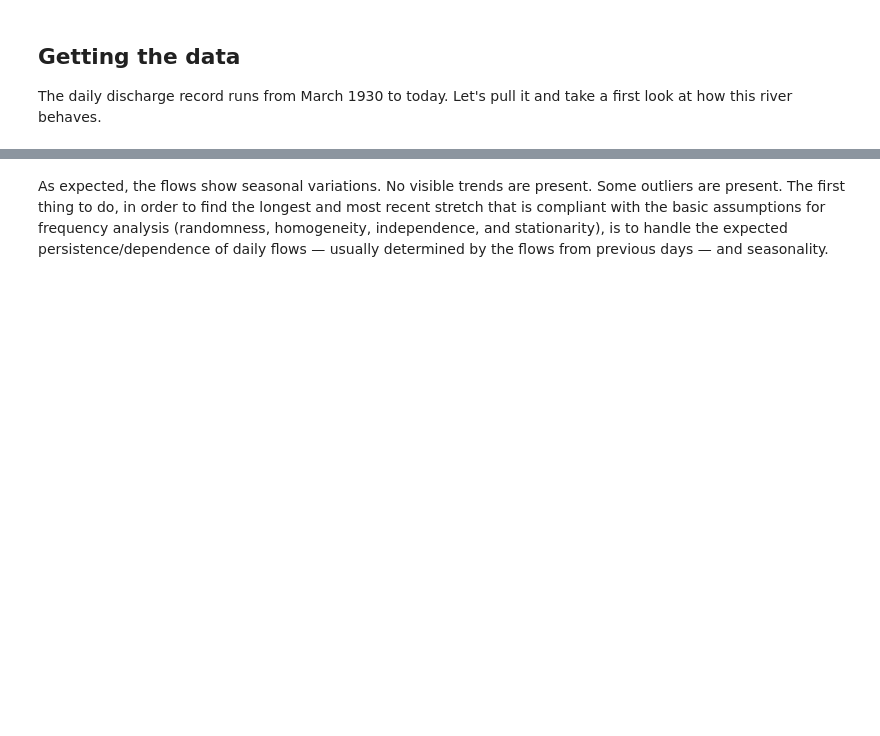
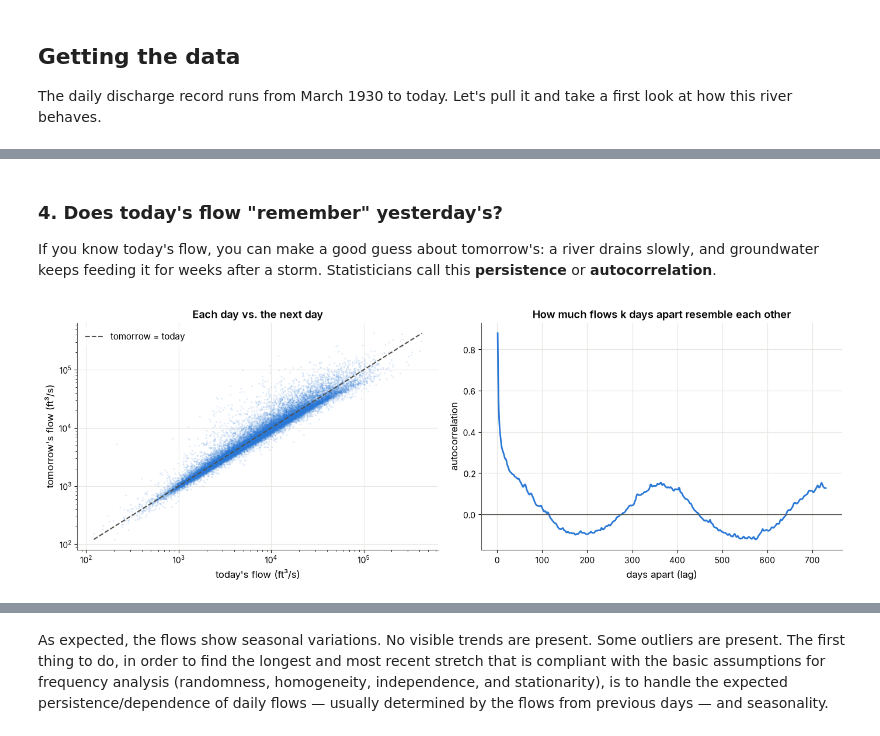
Before and after one commit to MCoelho222/time-series, a Jupyter notebook: example_notebooks/usgs.ipynb, the cells around one changed output, grey strips where cells are left out. Saved outputs shown, nothing was run; the diff lists cells and outputs as text; code cells hidden in the pictures; blank space fills up the shorter version.

```diff
--- a/example_notebooks/usgs.ipynb
+++ b/example_notebooks/usgs.ipynb
@@ -71,0 +252,33 @@ memory usage: 551.6 KB
+# %% [markdown]
+### 4. Does today's flow "remember" yesterday's?
+
+If you know today's flow, you can make a good guess about tomorrow's: a river drains slowly, and groundwater keeps feeding it for weeks after a storm. Statisticians call this **persistence** or **autocorrelation**.
+# %%
+fig, axes = plt.subplots(1, 2, figsize=(14, 5))
+
+# Left: each dot is one day, plotted against the next day
+axes[0].scatter(flow.iloc[:-1], flow.iloc[1:], s=4, color=BLUE, alpha=0.15, edgecolors='none')
+lims = [flow[flow > 0].min(), flow.max()]
+axes[0].plot(lims, lims, color=MUTED, linestyle='--', linewidth=1.5, label='tomorrow = today')
+axes[0].set_xscale('log')
+axes[0].set_yscale('log')
+axes[0].set_xlabel("today's flow (ft³/s)")
+axes[0].set_ylabel("tomorrow's flow (ft³/s)")
+axes[0].set_title('Each day vs. the next day')
+axes[0].legend()
+
+# Right: how similar the series is to itself shifted by k days
+lags = np.arange(1, 731)
+acf = [flow.autocorr(k) for k in lags]
+axes[1].plot(lags, acf, color=BLUE, linewidth=2)
+axes[1].axhline(0, color=MUTED, linewidth=1)
+axes[1].set_xlabel('days apart (lag)')
+axes[1].set_ylabel('autocorrelation')
+axes[1].set_title('How much flows k days apart resemble each other')
+
+for ax in axes:
+    tidy(ax)
+plt.tight_layout()
+plt.show()
+# %% [output]
+[figure, added]
```
Also changed, not shown: parts of 31 cells of this notebook.
